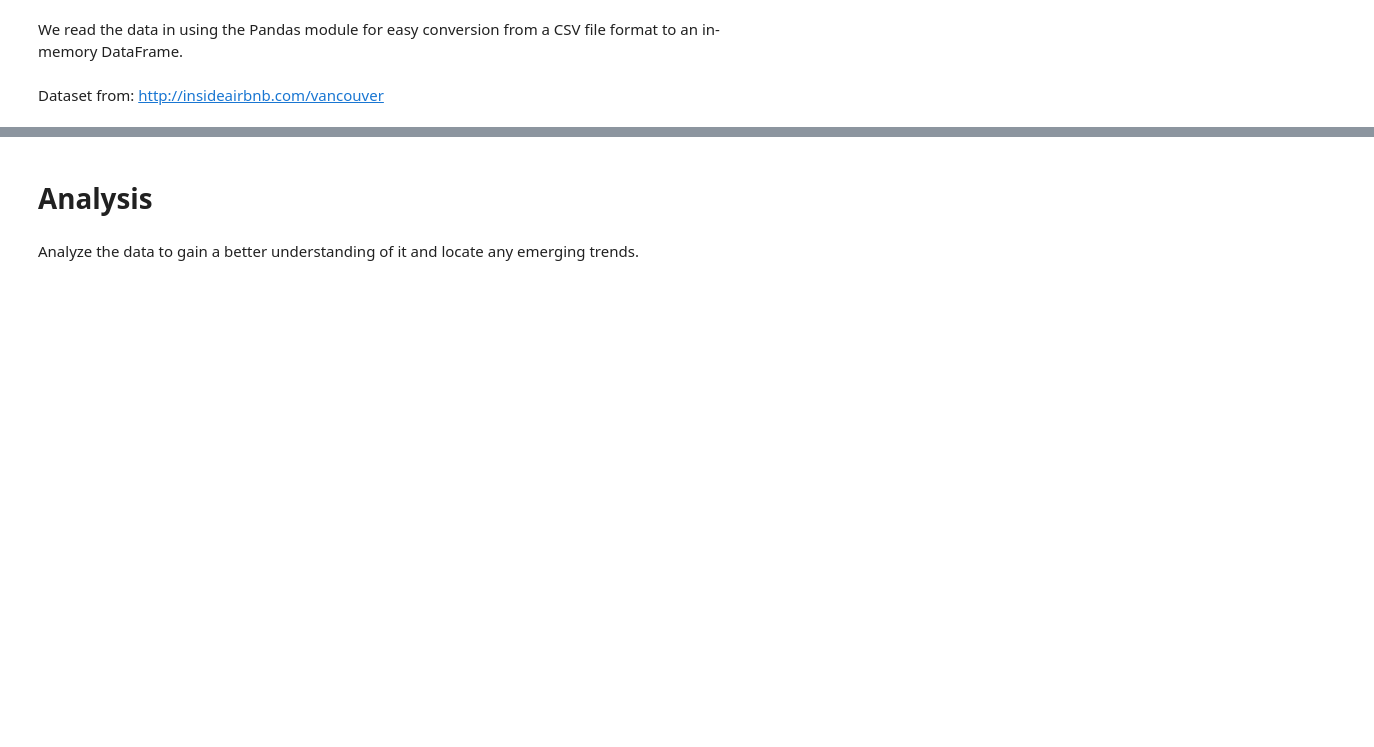
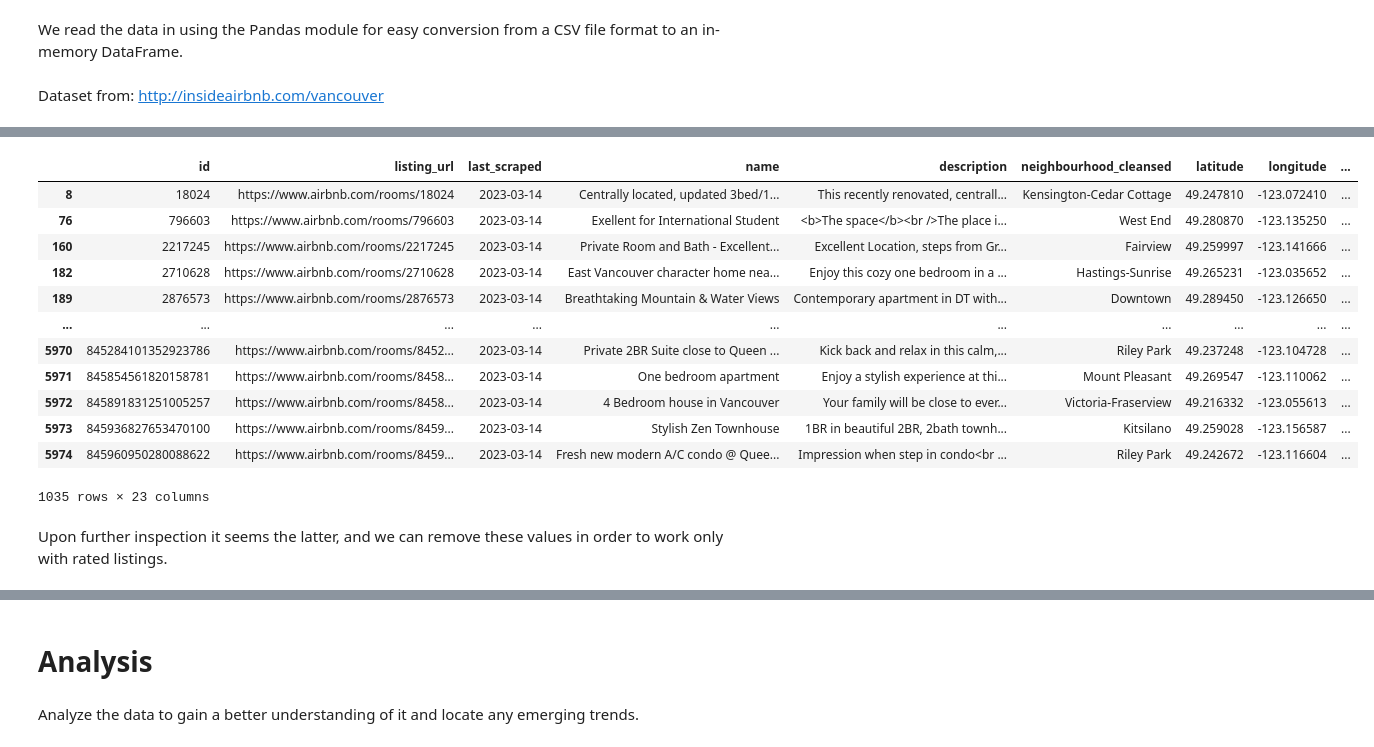
Before and after one commit to reidgendron/airbnb-analysis, a Jupyter notebook: analysis.ipynb, the cells around one changed output, grey strips where cells are left out. Saved outputs shown, nothing was run; the diff lists cells and outputs as text; code cells hidden in the pictures; blank space fills up the shorter version.

```diff
--- a/analysis.ipynb
+++ b/analysis.ipynb
@@ -26,0 +158,18 @@ airbnb.head()
+# %%
+airbnb[airbnb["review_scores_rating"].isna()]
+# %% [output]
+|  | id | listing_url | last_scraped | name | description | neighbourhood_cleansed | latitude | longitude | ... |
+| 8 | 18024 | https://www.airbnb.com/rooms/18024 | 2023-03-14 | Centrally located, updated 3bed/1... | This recently renovated, centrall... | Kensington-Cedar Cottage | 49.247810 | -123.072410 | ... |
+| 76 | 796603 | https://www.airbnb.com/rooms/796603 | 2023-03-14 | Exellent for International Student | <b>The space</b><br />The place i... | West End | 49.280870 | -123.135250 | ... |
+| 160 | 2217245 | https://www.airbnb.com/rooms/2217245 | 2023-03-14 | Private Room and Bath - Excellent... | Excellent Location, steps from Gr... | Fairview | 49.259997 | -123.141666 | ... |
+| 182 | 2710628 | https://www.airbnb.com/rooms/2710628 | 2023-03-14 | East Vancouver character home nea... | Enjoy this cozy one bedroom in a ... | Hastings-Sunrise | 49.265231 | -123.035652 | ... |
+| 189 | 2876573 | https://www.airbnb.com/rooms/2876573 | 2023-03-14 | Breathtaking Mountain & Water Views | Contemporary apartment in DT with... | Downtown | 49.289450 | -123.126650 | ... |
+| ... | ... | ... | ... | ... | ... | ... | ... | ... | ... |
+| 5970 | 845284101352923786 | https://www.airbnb.com/rooms/8452... | 2023-03-14 | Private 2BR Suite close to Queen ... | Kick back and relax in this calm,... | Riley Park | 49.237248 | -123.104728 | ... |
+| 5971 | 845854561820158781 | https://www.airbnb.com/rooms/8458... | 2023-03-14 | One bedroom apartment | Enjoy a stylish experience at thi... | Mount Pleasant | 49.269547 | -123.110062 | ... |
+| 5972 | 845891831251005257 | https://www.airbnb.com/rooms/8458... | 2023-03-14 | 4 Bedroom house in Vancouver | Your family will be close to ever... | Victoria-Fraserview | 49.216332 | -123.055613 | ... |
+| 5973 | 845936827653470100 | https://www.airbnb.com/rooms/8459... | 2023-03-14 | Stylish Zen Townhouse | 1BR in beautiful 2BR, 2bath townh... | Kitsilano | 49.259028 | -123.156587 | ... |
+| 5974 | 845960950280088622 | https://www.airbnb.com/rooms/8459... | 2023-03-14 | Fresh new modern A/C condo @ Quee... | Impression when step in condo<br ... | Riley Park | 49.242672 | -123.116604 | ... |
+1035 rows × 23 columns
+# %% [markdown]
+Upon further inspection it seems the latter, and we can remove these values in order to work only with rated listings.
```
Also changed, not shown: parts of 27 cells of this notebook.
